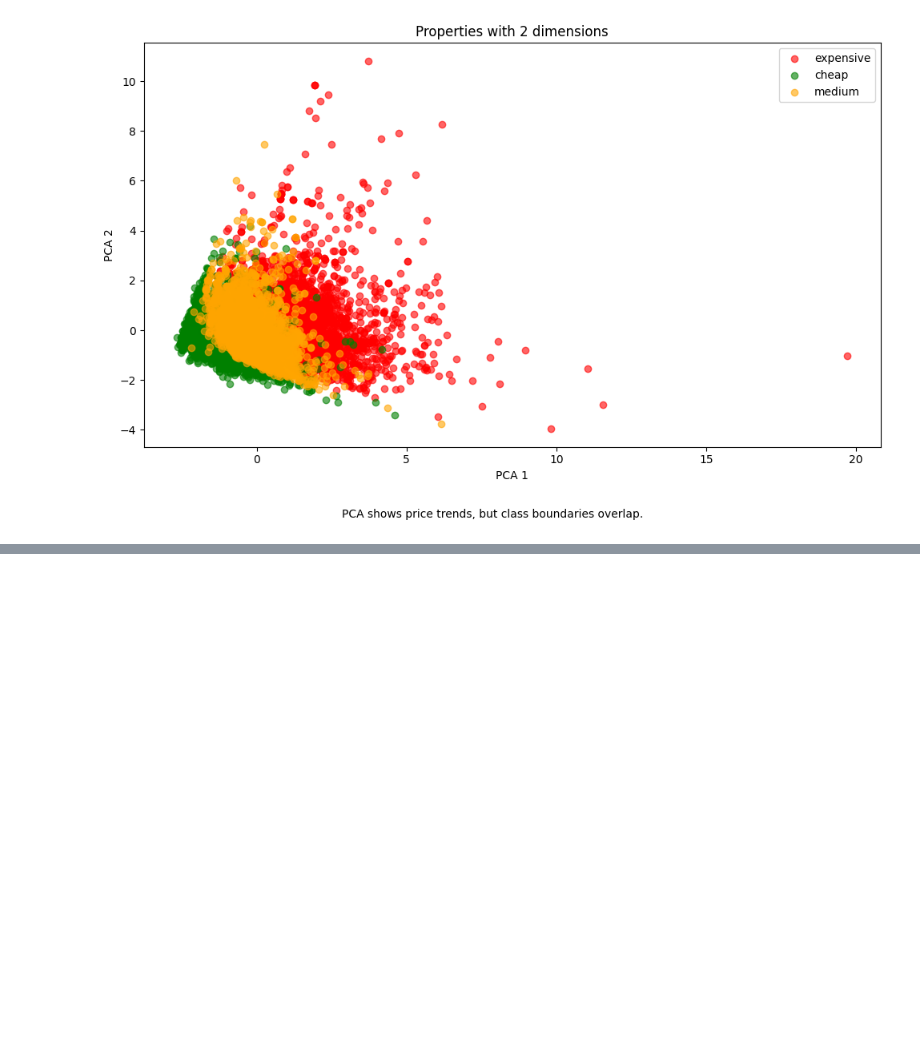
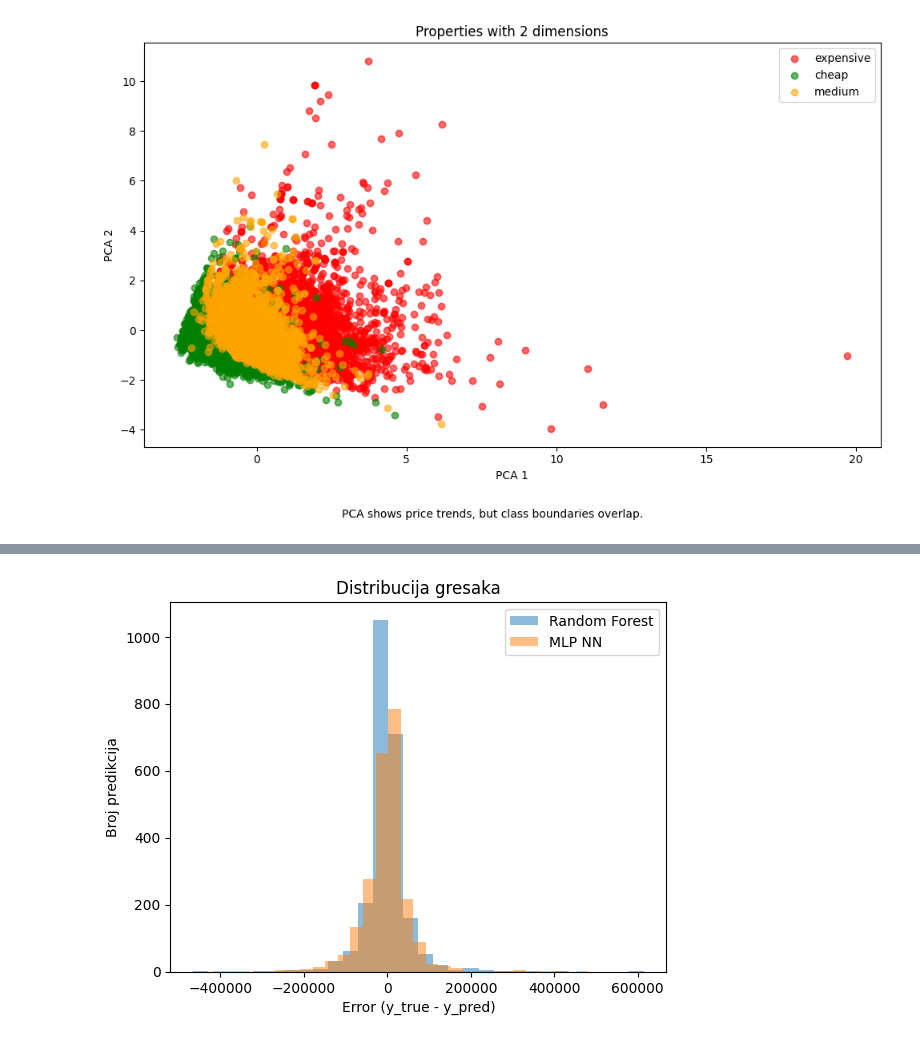
Before and after one commit to dobrosavljevicnenad/DataScience-Apartments, a Jupyter notebook: apartments.ipynb, the cells around one changed output, grey strips where cells are left out. Drawn from its saved outputs; the diff is of its cells as text; code cells hidden in the pictures; blank space fills up the shorter version.

```diff
--- a/apartments.ipynb
+++ b/apartments.ipynb
@@ -426,0 +524,13 @@ plt.show()
+# %%
+residual_rf = y_test - y_pred_rf
+residual_nn = y_test - y_pred_nn
+
+plt.hist(residual_rf, bins=30, alpha=0.5, label='Random Forest')
+plt.hist(residual_nn, bins=30, alpha=0.5, label='MLP NN')
+plt.xlabel('Error (y_true - y_pred)')
+plt.ylabel('Broj predikcija')
+plt.title('Distribucija gresaka')
+plt.legend()
+plt.show()
+# %% [output]
+[figure, added]
```
Also changed, not shown: parts of 7 cells of this notebook.
